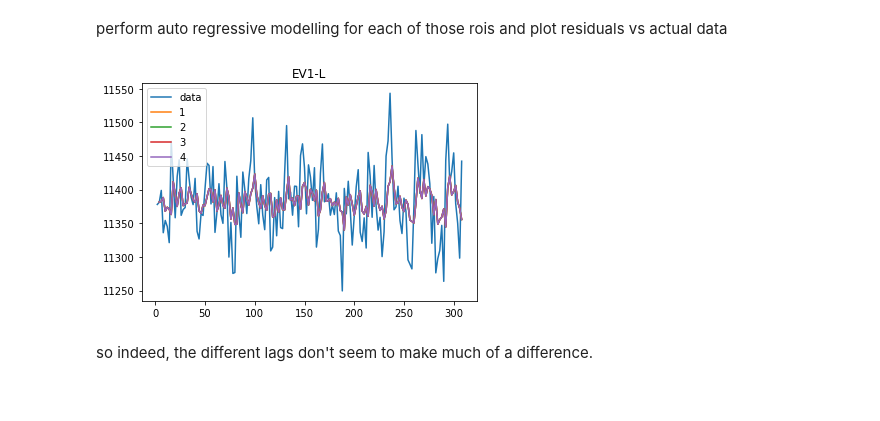
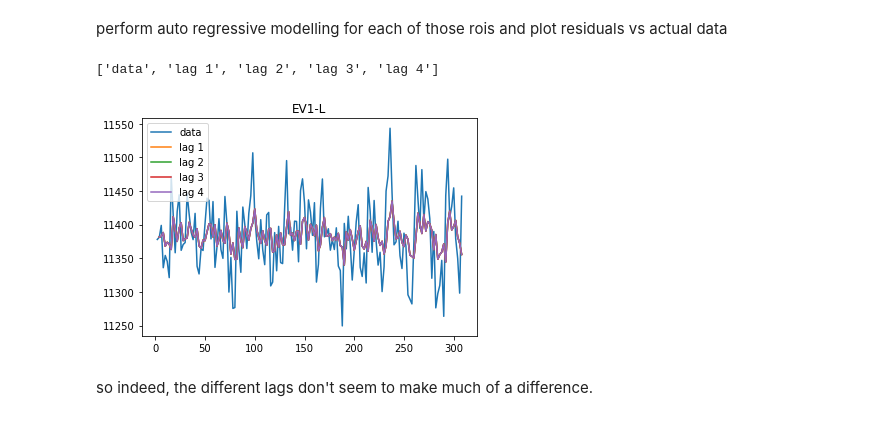
Before and after one commit to oliver-contier/famface-temporal-dynamics, a Jupyter notebook: notebooks/ar_modelling.ipynb, the cells around one changed output. Cells and saved outputs as stored; diff of their text form; code cells hidden in the pictures.

Commit message:
cosmetic improvement on plotting residuals function

```diff
--- a/notebooks/ar_modelling.ipynb
+++ b/notebooks/ar_modelling.ipynb
@@ -18,9 +18,10 @@ df_run001.index = pd.to_datetime(pd.to_timedelta(df_run001['time'],unit='s'), da
 # %% [markdown]
 perform auto regressive modelling for each of those rois and plot residuals vs actual data
 # %%
-def plot_datavsres(df, cond):
+def plot_datavsres(df, cond, maxlag):
     """
     data frame must have index in datetime format and a variable 'time'.
+    TODO: don't hard code time. infer datetime from index.
     """
     plt.figure()
     # set up model for one roi
@@ -28,20 +29,24 @@ def plot_datavsres(df, cond):
     # plot data
     plt.plot(df['time'], df[cond])
     # for different lags
-    for lag in range(1,5):
+    for lag in range(1, maxlag+1):
         # fit ar model
         ar_res = ar_mod.fit(1)
         res = ar_res.predict()
         # plot residuals
         plt.plot(df['time'][1:], res)
     plt.title(cond)
-    plt.legend(['data', '1','2','3','4'])
+    plt.legend(['data'] + ['lag %d' % lag for lag in range(1, maxlag+1)])
     plt.show()
+# %%
+['data'] + ['lag %d' % lag for lag in range(1,5)]
+# %% [output]
+['data', 'lag 1', 'lag 2', 'lag 3', 'lag 4']
 # %%
 # for one ROI
-plot_datavsres(df_run001, 'EV1-L')
+plot_datavsres(df_run001, 'EV1-L', 4)
 # %% [output]
-[figure, old version]
+[figure, new version]
 # %% [markdown]
 so indeed, the different lags don't seem to make much of a difference.
 # %%
```
Also changed, not shown: parts of 1 cell of this notebook.
